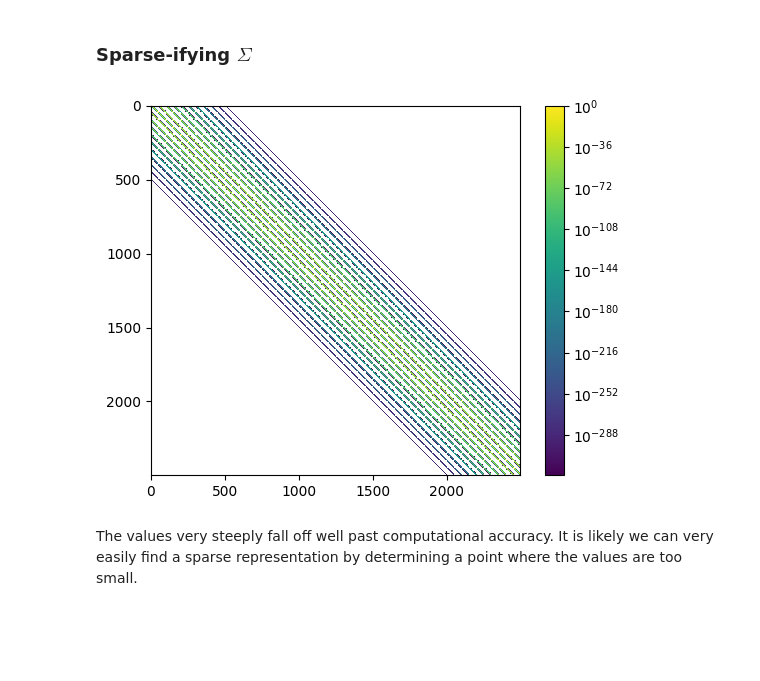
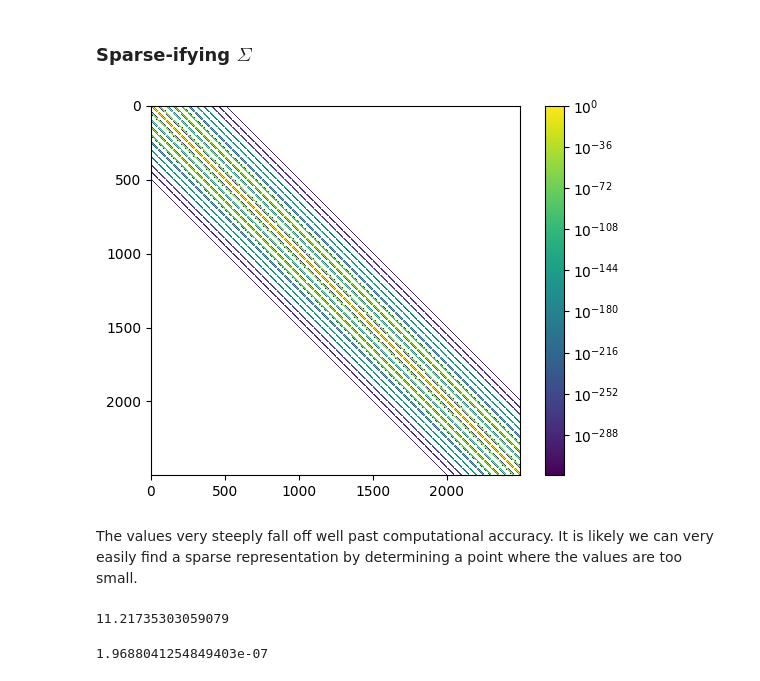
Before and after one commit to AbhishekDey03/mathematical-notebooks, a Jupyter notebook: covariance_matrix_simplifiers.ipynb, the cells around one changed output. Saved outputs shown, nothing was run; the diff lists cells and outputs as text; code cells hidden in the pictures; blank space fills up the shorter version.

```diff
--- a/covariance_matrix_simplifiers.ipynb
+++ b/covariance_matrix_simplifiers.ipynb
@@ -3,11 +3,36 @@ import numpy as np
 import matplotlib.pyplot as plt
 from matplotlib.colors import LogNorm
 import seaborn as sns
+import matplotlib.colors as mcolors
+from scipy.linalg import cholesky, solve_triangular
+
 
 image_size = 50 # image size in pixels
 sigma = 5.4 / (2 * np.sqrt(2 * np.log(2))) # FWHM = 5.4
+
+cmap = plt.cm.viridis.copy()  # Copy the viridis colormap
+# Create a colormap where 0 is forced to white
+cmap.set_bad(color='white')  # For masked values
+cmap.set_under(color='white')  # For explicitly set zero values
 # %%
 def find_correlation_matrix(image_size,sigma):
+    """
+    - Inputs:
+        - image_size: data dimensionality
+        - sigma: standard deviation of the target distribution.
+    - Outputs:
+        - Correlation matrix: the corrlation matrix as specified in the algorithm in the markdown cells above.
+    """
+    d = find_d(image_size)
+
+    C= (1 / np.sqrt(2 * np.pi * sigma**2)) * np.exp(-d**2 / (2 * sigma**2)) # Just the N(0,sigma^2)
+
+    # Set the diagonal elements to 1
+    np.fill_diagonal(C, 1)
+
+    return C
+
+def find_d(image_size):
     """
     - Inputs:
         - image_size: data dimensionality
@@ -19,16 +44,10 @@ def find_correlation_matrix(image_size,sigma):
     pixel_coords = np.stack((x.ravel(), y.ravel()), axis=1)
     i, j = pixel_coords[:, 0], pixel_coords[:, 1]
 
-    di = i[:, None] - i[None, :] # Difference in x for all coordinates
-    dj = j[:, None] - j[None, :] # Difference in y for all coordinats
-    d = 1.8*np.sqrt(di**2 + dj**2) # d[x,x'] difference in euclidean distance between the two pixels in the (RA,\delta) ~ Euclidean R^{22500 \otimes 22500}
-
-    C= (1 / np.sqrt(2 * np.pi * sigma**2)) * np.exp(-d**2 / (2 * sigma**2)) # Just the N(0,sigma^2)
-
-    # Set the diagonal elements to 1
-    np.fill_diagonal(C, 1)
-
-    return C
+    di = i[:, None] - i[None, :]
+    dj = j[:, None] - j[None, :]
+    d = 1.8*np.sqrt(di**2 + dj**2)
+    return d
 # %% [markdown]
 The aim of this notebook is to write working code that does two things:
 1. Try and find a sparse, and good approximation of the covariance (correlation) matrix.
@@ -38,11 +57,11 @@ The aim of this notebook is to write working code that does two things:
 # %%
 covariance_matrix = find_correlation_matrix(image_size,sigma)
 
 # Plot the covariance matrix
-plt.imshow(covariance_matrix, cmap='viridis', interpolation='nearest',norm=LogNorm())
+plt.imshow(covariance_matrix, cmap=cmap, interpolation='nearest',norm=LogNorm())
 plt.colorbar()
 plt.show()
 # %% [output]
-[figure, old version]
+[figure, new version]
 # %% [markdown]
 The values very steeply fall off well past computational accuracy. It is likely we can very easily find a sparse representation by determining a point where the values are too small.
@@ -93,0 +68,14 @@ plt.show()
+# %%
+from scipy.stats import norm
+
+# Compute the inverse CDF, but condition on x > 0
+alpha = 0.999999
+threshold = sigma * norm.ppf(alpha*0.5+0.5)  # Adjusted for truncation at zero
+print(threshold)
+# %% [output]
+11.21735303059079
+# %%
+C = lambda d: (1 / np.sqrt(2 * np.pi * sigma**2)) * np.exp(-d**2 / (2 * sigma**2))
+C(12)
+# %% [output]
+1.9688041254849403e-07
```
Also changed, not shown: parts of 17 cells of this notebook, 1 other file.
